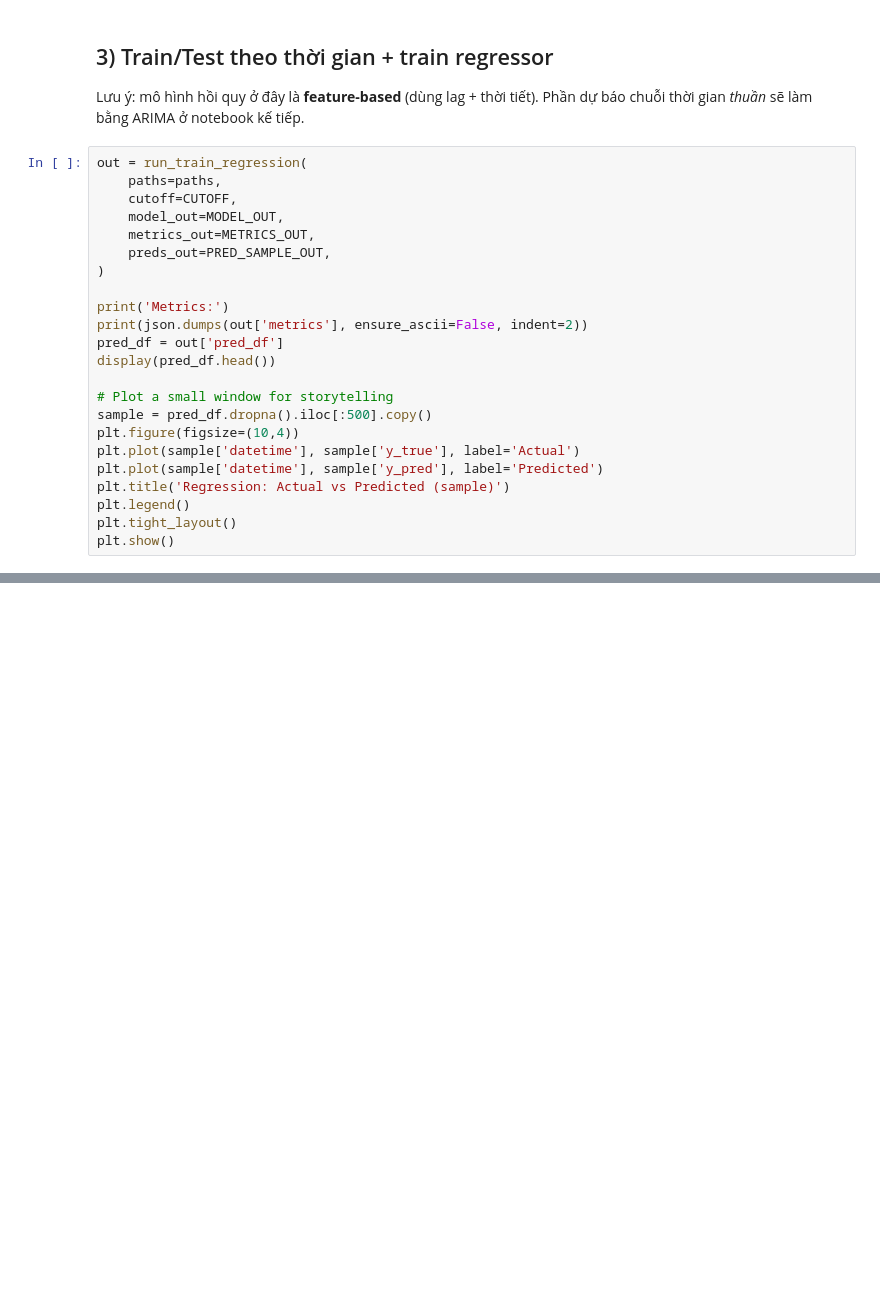
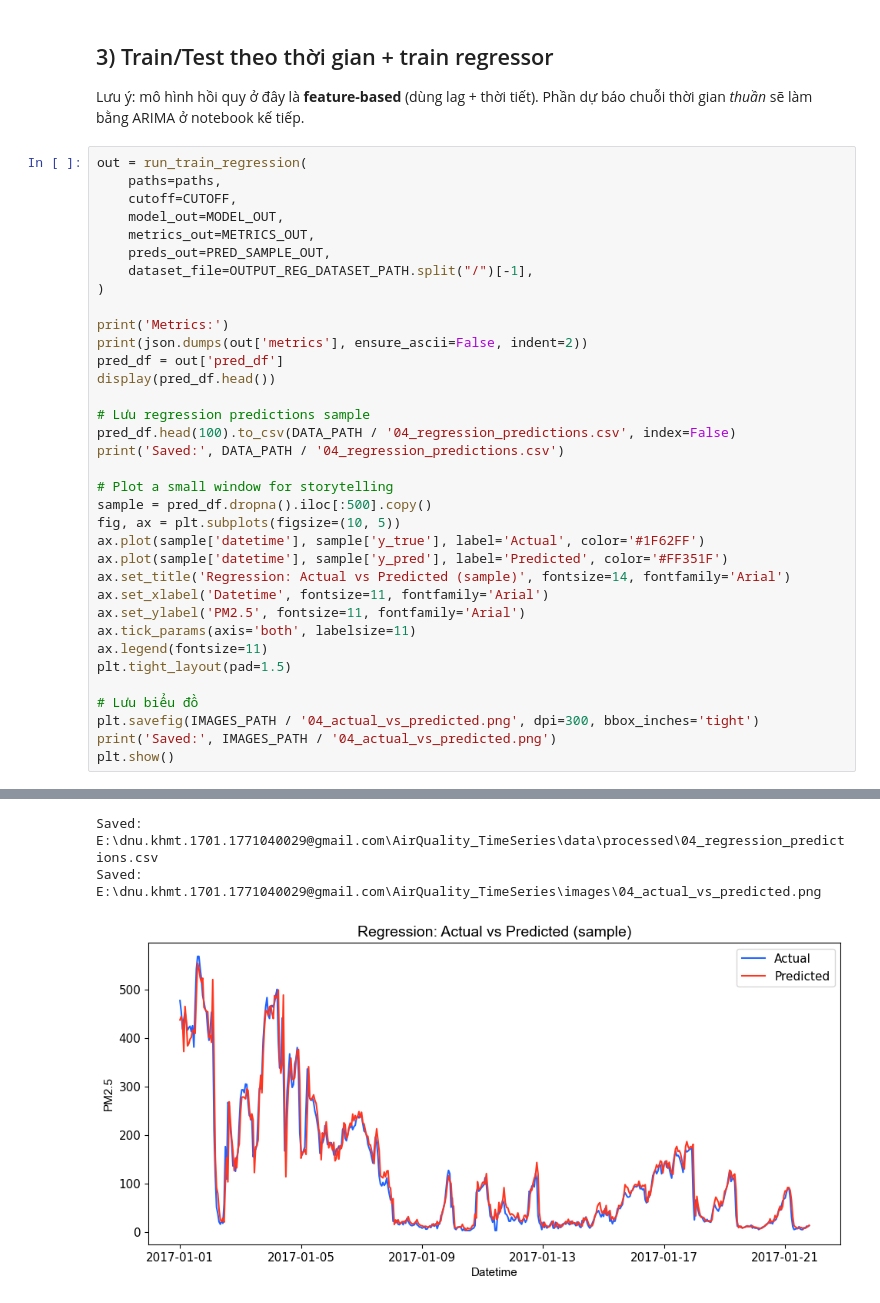
Before and after one commit to ThanhTung-KHMT-1701/AirQuality_TimeSeries, a Jupyter notebook: notebooks/runs/04_regression_modelling.ipynb, the cells around one changed output, grey strips where cells are left out. Drawn from its saved outputs; the diff is of its cells as text; blank space fills up the shorter version.

```diff
--- a/notebooks/runs/04_regression_modelling.ipynb
+++ b/notebooks/runs/04_regression_modelling.ipynb
@@ -126,6 +185,7 @@ out = run_train_regression(
     model_out=MODEL_OUT,
     metrics_out=METRICS_OUT,
     preds_out=PRED_SAMPLE_OUT,
+    dataset_file=OUTPUT_REG_DATASET_PATH.split("/")[-1],
 )
 
 print('Metrics:')
@@ -133,12 +193,24 @@ print(json.dumps(out['metrics'], ensure_ascii=False, indent=2))
 pred_df = out['pred_df']
 display(pred_df.head())
 
+# Lưu regression predictions sample
+pred_df.head(100).to_csv(DATA_PATH / '04_regression_predictions.csv', index=False)
+print('Saved:', DATA_PATH / '04_regression_predictions.csv')
+
 # Plot a small window for storytelling
 sample = pred_df.dropna().iloc[:500].copy()
-plt.figure(figsize=(10,4))
-plt.plot(sample['datetime'], sample['y_true'], label='Actual')
-plt.plot(sample['datetime'], sample['y_pred'], label='Predicted')
-plt.title('Regression: Actual vs Predicted (sample)')
-plt.legend()
-plt.tight_layout()
+fig, ax = plt.subplots(figsize=(10, 5))
+ax.plot(sample['datetime'], sample['y_true'], label='Actual', color='#1F62FF')
+ax.plot(sample['datetime'], sample['y_pred'], label='Predicted', color='#FF351F')
+ax.set_title('Regression: Actual vs Predicted (sample)', fontsize=14, fontfamily='Arial')
+ax.set_xlabel('Datetime', fontsize=11, fontfamily='Arial')
+ax.set_ylabel('PM2.5', fontsize=11, fontfamily='Arial')
+ax.tick_params(axis='both', labelsize=11)
+ax.legend(fontsize=11)
+plt.tight_layout(pad=1.5)
+
+# Lưu biểu đồ
+plt.savefig(IMAGES_PATH / '04_actual_vs_predicted.png', dpi=300, bbox_inches='tight')
+print('Saved:', IMAGES_PATH / '04_actual_vs_predicted.png')
 plt.show()
+# %% [output]
@@ -144,0 +240,3 @@ plt.show()
+Saved: E:\dnu.khmt.1701.1771040029@gmail.com\AirQuality_TimeSeries\data\processed\04_regression_predictions.csv
+Saved: E:\dnu.khmt.1701.1771040029@gmail.com\AirQuality_TimeSeries\images\04_actual_vs_predicted.png
+[figure, added]
```
Also changed, not shown: parts of 10 cells of this notebook, 37 other files.
